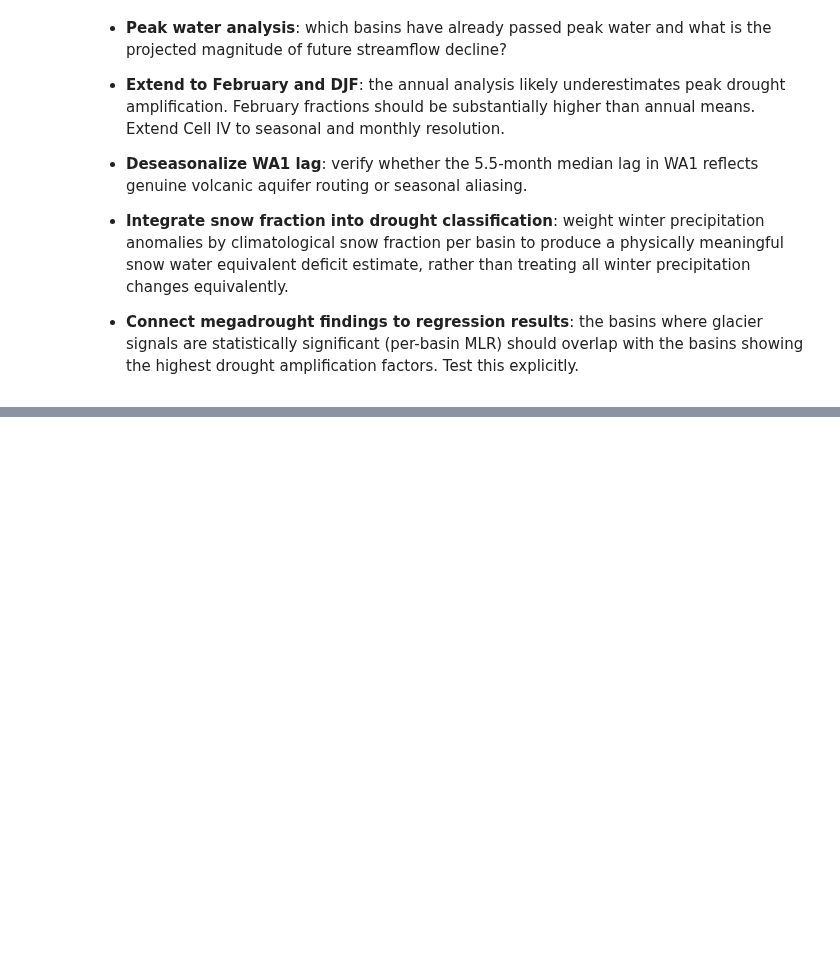
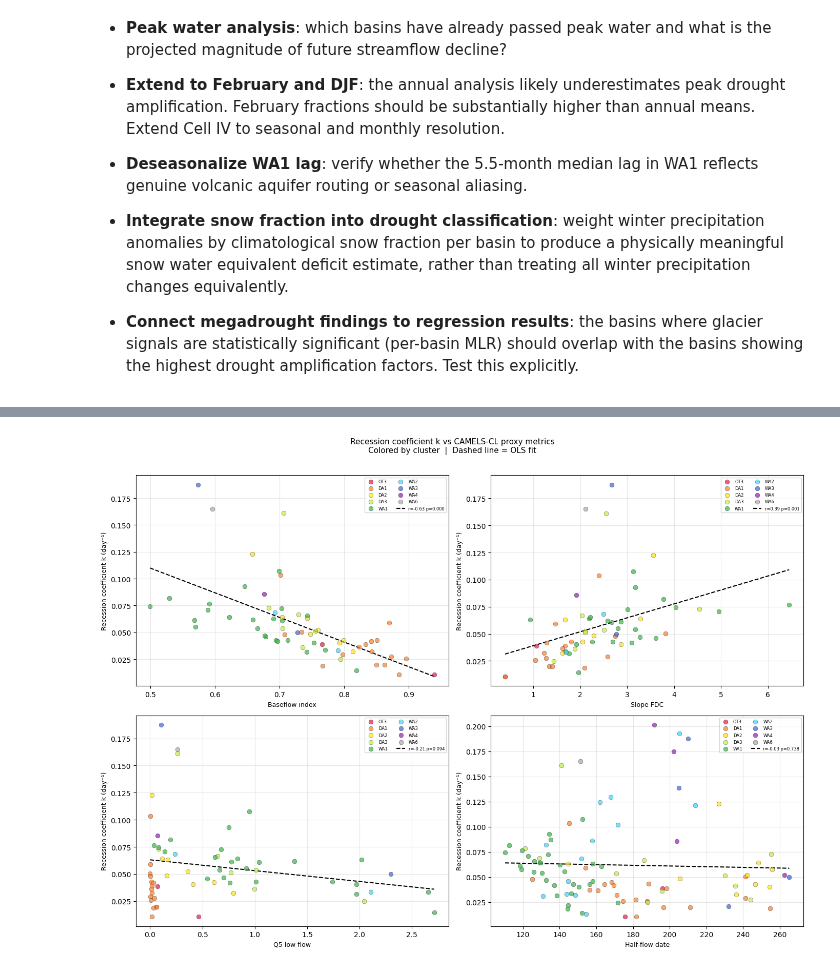
Before and after one commit to millie-spencer/OGGM_CR2_Chile, a Jupyter notebook: megadrought_analysis.ipynb, the cells around one changed output, grey strips where cells are left out. Drawn from its saved outputs; the diff is of its cells as text; code cells hidden in the pictures; blank space fills up the shorter version.

```diff
--- a/megadrought_analysis.ipynb
+++ b/megadrought_analysis.ipynb
@@ -1111,0 +1276,98 @@ was above normal.
+# %%
+# ── Cell X: Compare computed k with CAMELS-CL proxy metrics ──────────────
+#
+# CAMELS-CL catchment attributes provide several related metrics:
+# - baseflow_index: fraction of streamflow from baseflow (groundwater)
+#   Higher BFI = more groundwater = slower recession expected
+# - slope_fdc: slope of flow duration curve between Q33 and Q66
+#   Steeper slope = more variable flow = faster recession
+# - Q5/Q95: low and high flow percentiles
+# - hfd_mean: half-flow date (day of year by which 50% of annual flow
+#   has passed) — later HFD = more storage / delayed routing
+
+attrs = pd.read_csv(f'{CAMELS_FULL}/catchment_attributes.csv',
+                    dtype={'gauge_id': str})
+proxy_cols = ['gauge_id', 'baseflow_index_1979_2010',
+              'slope_fdc_1979_2010', 'Q5_1979_2010',
+              'Q95_1979_2010', 'hfd_mean']
+attrs_sub = attrs[proxy_cols].copy()
+
+df_rec_full = df_recession.merge(attrs_sub, on='gauge_id', how='left')
+
+# ── Correlation table ──────────────────────────────────────────────────────
+print('Correlations between computed k and CAMELS-CL proxy metrics:')
+print()
+proxy_vars = {
+    'baseflow_index_1979_2010': 'Baseflow index (expect: k neg corr)',
+    'slope_fdc_1979_2010':      'Slope FDC (expect: k pos corr)',
+    'Q5_1979_2010':             'Q5 low flow (expect: k neg corr)',
+    'hfd_mean':                 'Half-flow date (expect: k neg corr)',
+}
+
+for col, label in proxy_vars.items():
+    sub = df_rec_full[['k_median', col]].dropna()
+    if len(sub) < 5:
+        continue
+    r, p = stats.pearsonr(sub['k_median'], sub[col])
+    sig  = '***' if p < 0.001 else '**' if p < 0.01 else '*' if p < 0.05 else 'ns'
+    print(f'  k vs {label[:35]:35s}: r={r:+.3f}  p={p:.3e}  {sig}')
+
+# ── Figure: k vs proxy metrics ────────────────────────────────────────────
+fig, axes = plt.subplots(2, 2, figsize=(14, 10))
+axes_flat = axes.flatten()
+
+cluster_colors_map = {
+    'OT3':'#e6194b', 'DA1':'#f58231', 'DA2':'#ffe119',
+    'DA3':'#bfef45', 'WA1':'#3cb44b', 'WA2':'#42d4f4',
+    'WA3':'#4363d8', 'WA4':'#911eb4', 'WA6':'#a9a9a9'
+}
+
+for ax, (col, label) in zip(axes_flat, proxy_vars.items()):
+    for cl in CLUSTERS:
+        grp = df_rec_full[df_rec_full['cluster'] == cl]
+        if len(grp) == 0:
+            continue
+        ax.scatter(grp[col], grp['k_median'],
+                   c=cluster_colors_map.get(cl, '#888888'),
+                   s=40, alpha=0.7, edgecolors='k', lw=0.3,
+                   label=cl, zorder=3)
+
+    # Trend line
+    sub = df_rec_full[['k_median', col]].dropna()
+    if len(sub) > 5:
+        slope, intercept, r, p, _ = stats.linregress(sub[col],
+                                                       sub['k_median'])
+        xfit = np.linspace(sub[col].min(), sub[col].max(), 100)
+        ax.plot(xfit, slope*xfit + intercept, 'k--', lw=1.5,
+                label=f'r={r:.2f} p={p:.3f}')
+
+    ax.set_xlabel(label.split('(')[0].strip(), fontsize=9)
+    ax.set_ylabel('Recession coefficient k (day⁻¹)', fontsize=9)
+    ax.grid(True, alpha=0.3)
+    ax.legend(fontsize=6, ncol=2)
+
+fig.suptitle(
+    'Recession coefficient k vs CAMELS-CL proxy metrics\n'
+    'Colored by cluster  |  Dashed line = OLS fit',
+    fontsize=11, y=1.01)
+plt.tight_layout()
+plt.savefig(f'{DROUGHT_DIR}/recession_k_vs_proxies.png',
+            dpi=150, bbox_inches='tight')
+plt.show()
+
+# ── Summary by cluster ────────────────────────────────────────────────────
+print('\nRecession coefficient and proxy metrics by cluster:')
+print(f'{"Cluster":6s} {"k_median":10s} {"BFI":8s} '
+      f'{"slope_fdc":10s} {"hfd_mean":10s} {"n"}')
+print('-' * 55)
+for cl in CLUSTERS:
+    grp = df_rec_full[df_rec_full['cluster'] == cl]
+    if len(grp) == 0:
+        continue
+    print(f'{cl:6s} '
+          f'{grp["k_median"].median():10.4f} '
+          f'{grp["baseflow_index_1979_2010"].median():8.3f} '
+          f'{grp["slope_fdc_1979_2010"].median():10.3f} '
+          f'{grp["hfd_mean"].median():10.1f} '
+          f'{len(grp):3d}')
+# %% [output]
@@ -1111,0 +1380 @@ was above normal.
+[figure, added]
```
Also changed, not shown: parts of 19 cells of this notebook.
